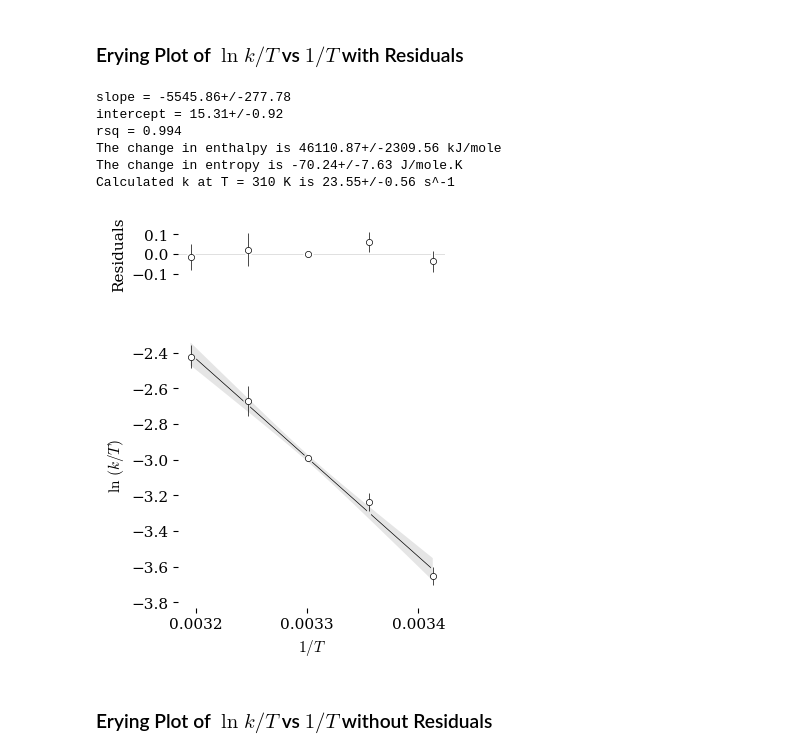
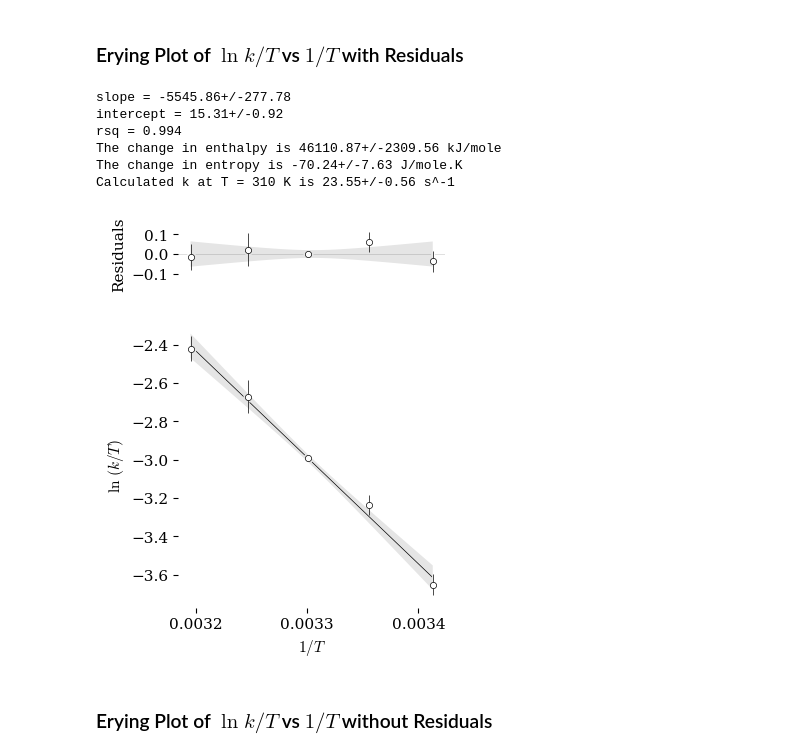
Before and after one commit to blinkletter/PythonPresentation, a Jupyter notebook: 03B-Eyring_Exercises_2_curvefit.ipynb, the cells around one changed output. Saved outputs shown, nothing was run; the diff lists cells and outputs as text; code cells hidden in the pictures.

```diff
--- a/03B-Eyring_Exercises_2_curvefit.ipynb
+++ b/03B-Eyring_Exercises_2_curvefit.ipynb
@@ -1025,8 +1025,8 @@ ax[1].fill_between(x_0, fit_up, fit_dn,
 
 # Add error bars
 ### White background graphics
-ax[1].errorbar(x, y, yerr=y_err*sigma*2, xerr=None, fmt="None",
-               ecolor="white", elinewidth=3, dash_capstyle="round",
+ax[1].errorbar(x, y, yerr=y_err*sigma, xerr=None, fmt="None",
+               ecolor="white", elinewidth=1.5, dash_capstyle="round",
                zorder=1)
 ### Data graphics
 ax[1].errorbar(x, y, yerr=y_err*sigma, xerr=None, fmt="None",
@@ -1052,34 +1052,40 @@ ax[0].set(
           ylim=[-np.max(residuals)*3,np.max(residuals)*3]
        )
 ### White background Graphics
 ax[0].scatter(x, residuals, marker = "o", s = 40, color = "white", zorder = 1)
 ax[0].errorbar(x, residuals, yerr=y_err*sigma, xerr=None, fmt="None",
                ecolor="white", elinewidth=3, zorder=1)
 ### Data graphics
 ax[0].scatter(x, residuals, marker = "o", s = 20,
               color = "white", edgecolors = "black",
               linewidths=0.5, zorder = 3)
 ax[0].errorbar(x, residuals, yerr=y_err*sigma, xerr=None, fmt="None",
                ecolor="black", elinewidth=0.5, dash_capstyle="projecting",
              #  capsize=2, capthick=0.5,
                zorder=2)
+
+# make filled band
+ax[0].fill_between(x_0, unp.std_devs(best_fit_y) * sigma, -unp.std_devs(best_fit_y) * sigma,
+                   facecolor="black", alpha=0.1, zorder = 1,
+                   linewidth = 0, label="confidence interval")
+
 ### Other elements
 ax[0].axhline(0, color='lightgray', linewidth=0.5, zorder = 0)
 ax[0].set_xticks([])
 
 
 ### Output plot
 plt.tight_layout(pad=2, h_pad=None, w_pad=None, rect=None)
 plt.savefig("plots/3B-10.pdf")
 plt.show()
 # %% [output]
 slope = -5545.86+/-277.78
 intercept = 15.31+/-0.92
 rsq = 0.994
 The change in enthalpy is 46110.87+/-2309.56 kJ/mole
 The change in entropy is -70.24+/-7.63 J/mole.K
 Calculated k at T = 310 K is 23.55+/-0.56 s^-1
-[figure, old version]
+[figure, new version]
 # %% [markdown]
 ### Erying Plot of $\ln k/T$ vs $1/T$ without Residuals
 # %%
```
Also changed, not shown: parts of 1 cell of this notebook, 25 other files.
